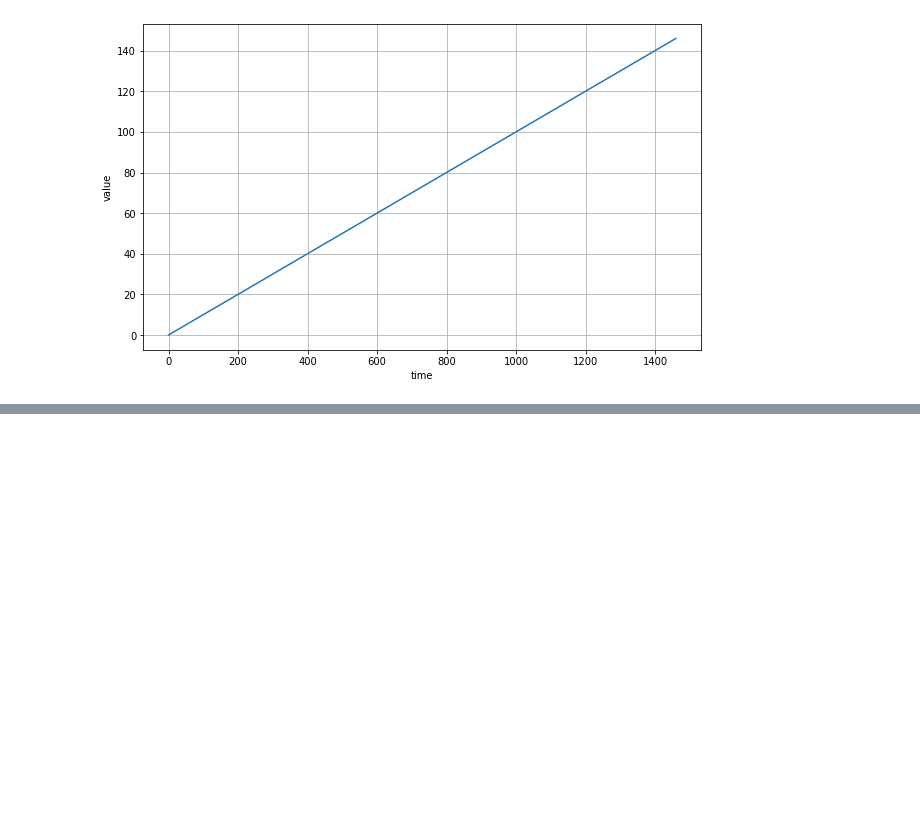
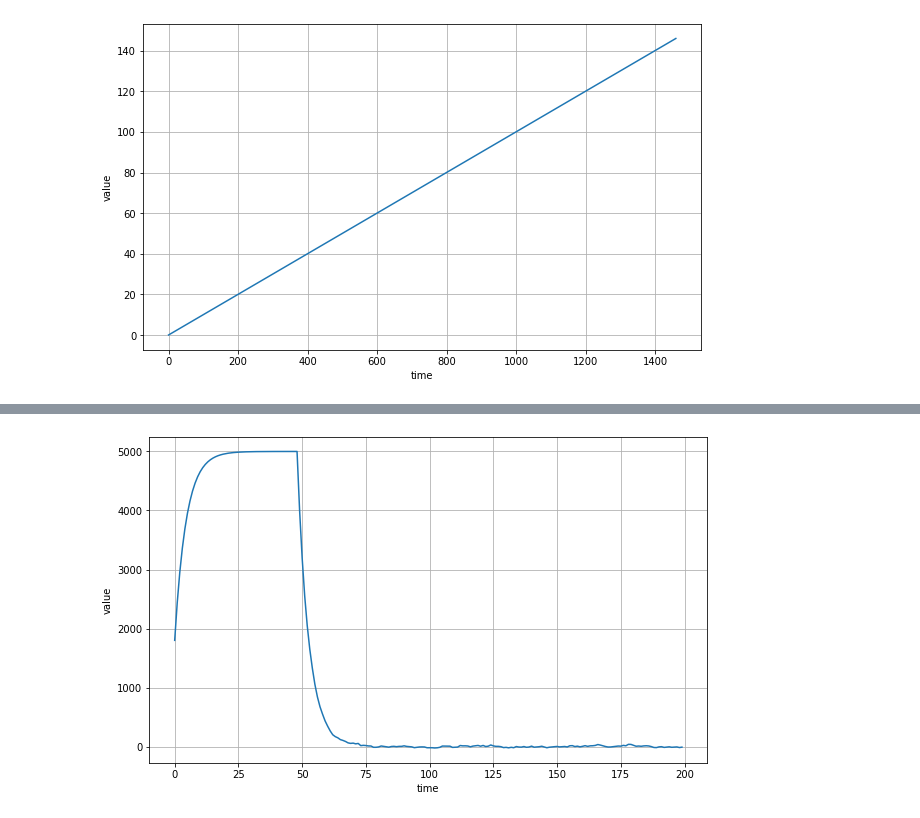
Before and after one commit to ankit-mishra/CodeColab, a Jupyter notebook: Introduction to Time Series.ipynb, the cells around one changed output, grey strips where cells are left out. Cells and saved outputs as stored; diff of their text form; code cells hidden in the pictures; blank space fills up the shorter version.

```diff
--- a/Introduction to Time Series.ipynb
+++ b/Introduction to Time Series.ipynb
@@ -54,0 +61,26 @@ plt.show()
+# %%
+def autocorrelation(time, amplitude, seed=None):
+  rnd = np.random.RandomState(seed)
+  o = 0.5
+  o = -0.1
+  ar = rnd.randn(len(time) + 50)
+  ar[:50] = 100
+  for step in range(50, len(time) + 50):
+    ar[step] += o1 * ar[step - 50]
+    ar[step] += o2 * ar[step - 33]
+  return ar[50:] * amplitude
+# %%
+def autocorrelation(time, amplitude, seed=None):
+  rnd = np.random.RandomState(seed)
+  o = 0.8
+  ar = rnd.randn(len(time) + 50)
+  ar[:50] = 100
+  for step in range(1, len(time) + 1):
+    ar[step] += o * ar[step - 1]
+  return ar[1:] * amplitude
+# %%
+series = autocorrelation(time, 10, seed=42)
+plot_series(time[:200], series[:200])
+plt.show()
+# %% [output]
+[figure, added]
```
Also changed, not shown: parts of 4 cells of this notebook.
